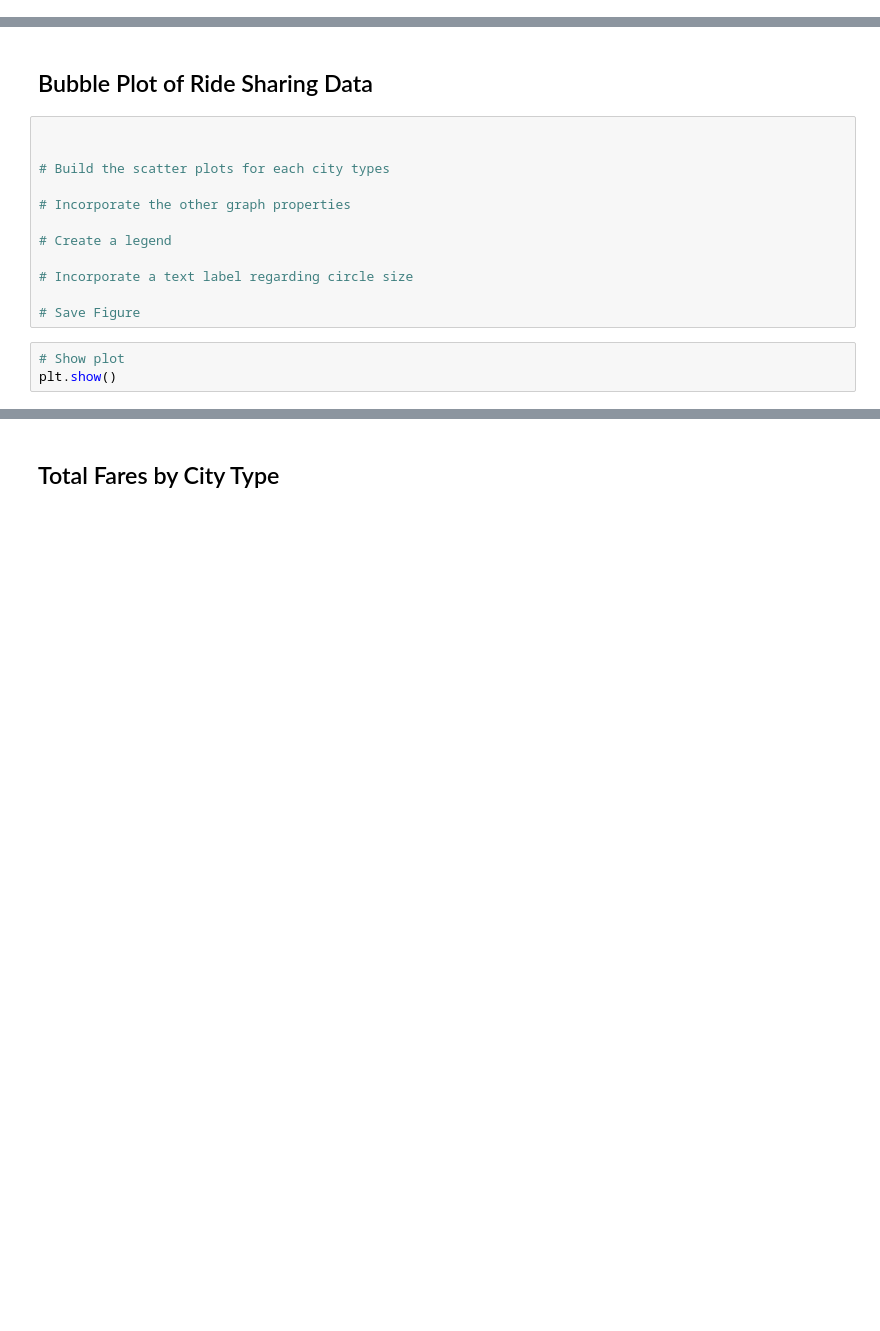
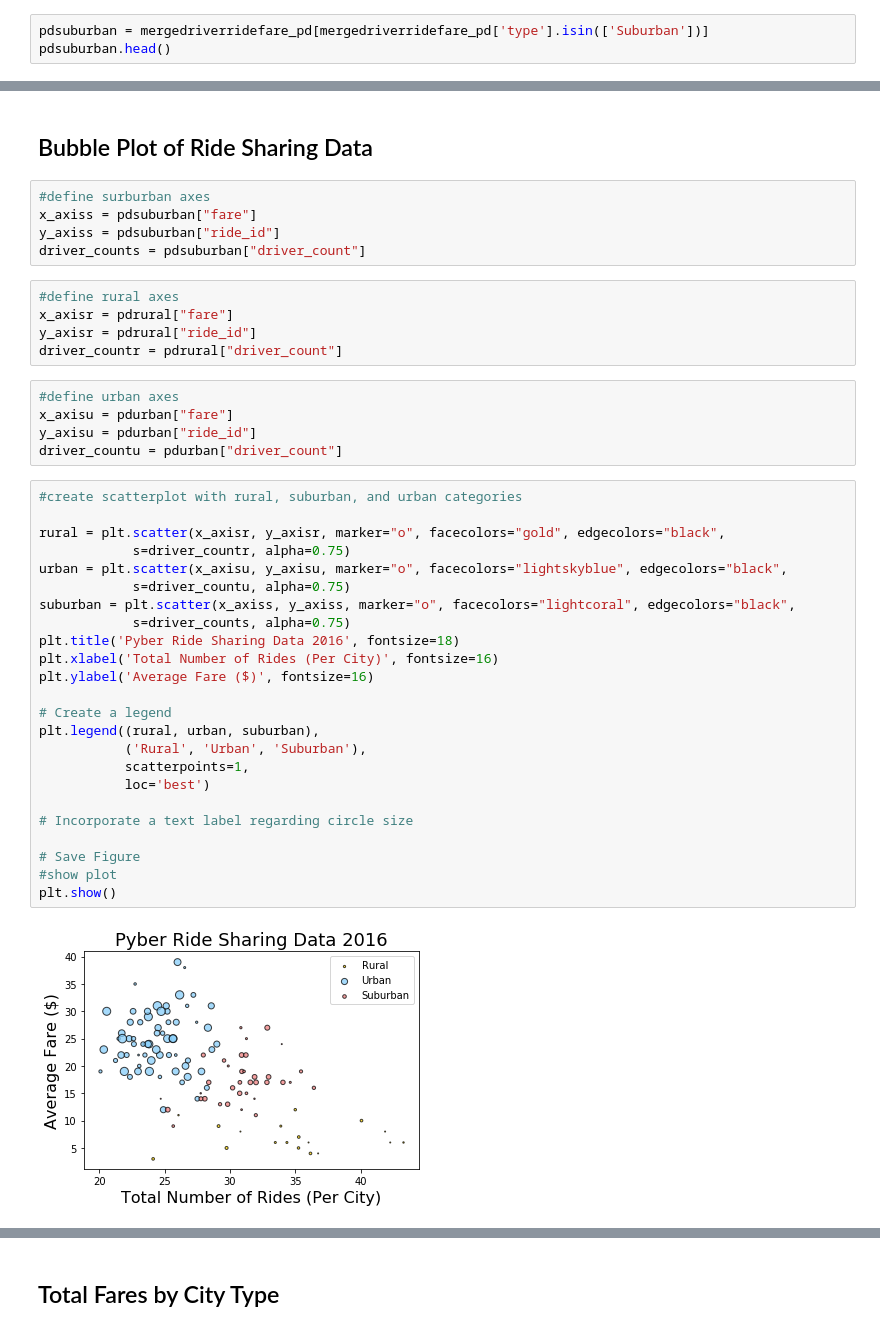
Before and after one commit to KristiBischoff/Start-Up-Analysis-with-Python-Matplotlib, a Jupyter notebook: RideSharingStartupAnalysis.ipynb, the cells around one changed output, grey strips where cells are left out. Cells and saved outputs as stored; diff of their text form; blank space fills up the shorter version.

```diff
--- a/RideSharingStartupAnalysis.ipynb
+++ b/RideSharingStartupAnalysis.ipynb
@@ -69,0 +143,3 @@ plt.scatter(Total_rides, Total_fare, marker="o", facecolors="red", edgecolors="b
+# %%
+pdsuburban = mergedriverridefare_pd[mergedriverridefare_pd['type'].isin(['Suburban'])]
+pdsuburban.head()
@@ -70,17 +153,43 @@ plt.scatter(Total_rides, Total_fare, marker="o", facecolors="red", edgecolors="b
 # %% [markdown]
 ## Bubble Plot of Ride Sharing Data
-# %%
-
-
-# Build the scatter plots for each city types
-
-# Incorporate the other graph properties
-
-# Create a legend
-
-# Incorporate a text label regarding circle size
-
-# Save Figure
-# %%
-# Show plot
-plt.show()
+# %%
+#define surburban axes
+x_axiss = pdsuburban["fare"]
+y_axiss = pdsuburban["ride_id"]
+driver_counts = pdsuburban["driver_count"]
+# %%
+#define rural axes
+x_axisr = pdrural["fare"]
+y_axisr = pdrural["ride_id"]
+driver_countr = pdrural["driver_count"]
+# %%
+#define urban axes
+x_axisu = pdurban["fare"]
+y_axisu = pdurban["ride_id"]
+driver_countu = pdurban["driver_count"]
+# %%
+#create scatterplot with rural, suburban, and urban categories
+
+rural = plt.scatter(x_axisr, y_axisr, marker="o", facecolors="gold", edgecolors="black",
+            s=driver_countr, alpha=0.75)
+urban = plt.scatter(x_axisu, y_axisu, marker="o", facecolors="lightskyblue", edgecolors="black",
+            s=driver_countu, alpha=0.75)
+suburban = plt.scatter(x_axiss, y_axiss, marker="o", facecolors="lightcoral", edgecolors="black",
+            s=driver_counts, alpha=0.75)
+plt.title('Pyber Ride Sharing Data 2016', fontsize=18)
+plt.xlabel('Total Number of Rides (Per City)', fontsize=16)
+plt.ylabel('Average Fare ($)', fontsize=16)
+
+# Create a legend
+plt.legend((rural, urban, suburban),
+           ('Rural', 'Urban', 'Suburban'),
+           scatterpoints=1,
+           loc='best')
+
+# Incorporate a text label regarding circle size
+
+# Save Figure
+#show plot
+plt.show()
+# %% [output]
+[figure, added]
```
Also changed, not shown: parts of 21 cells of this notebook.
